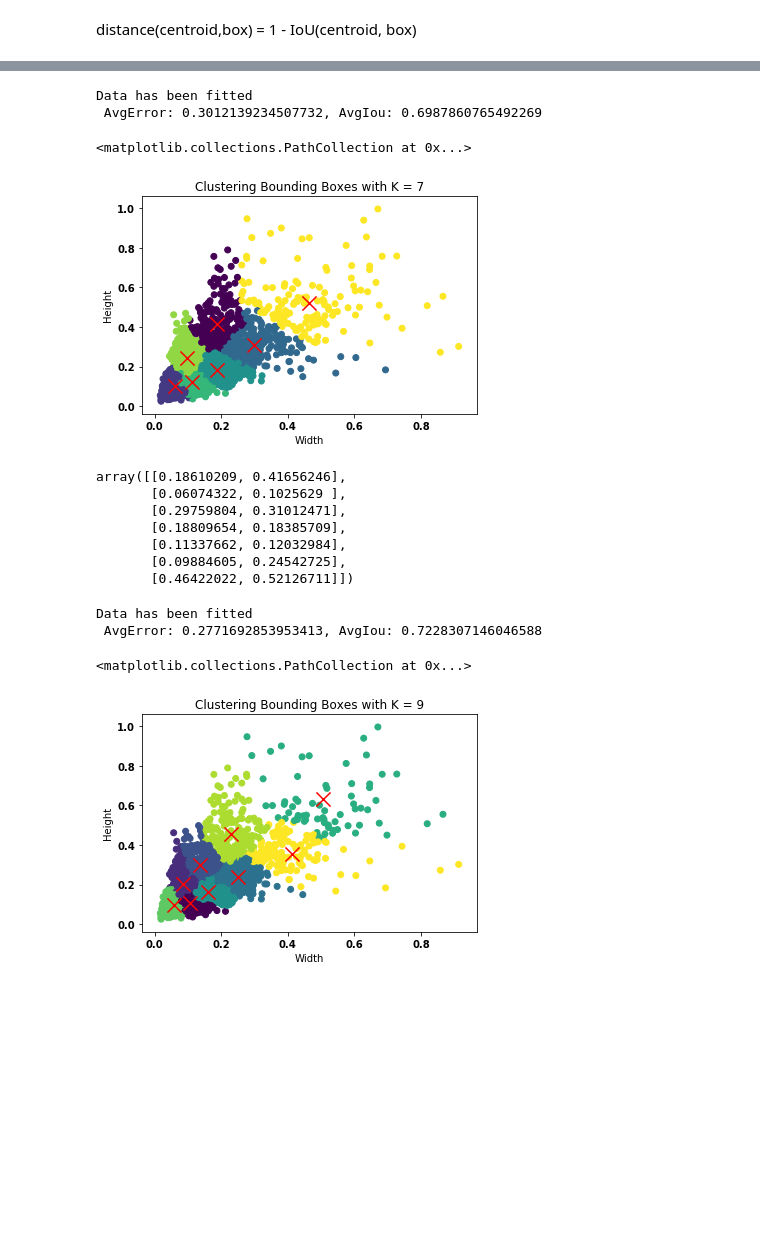
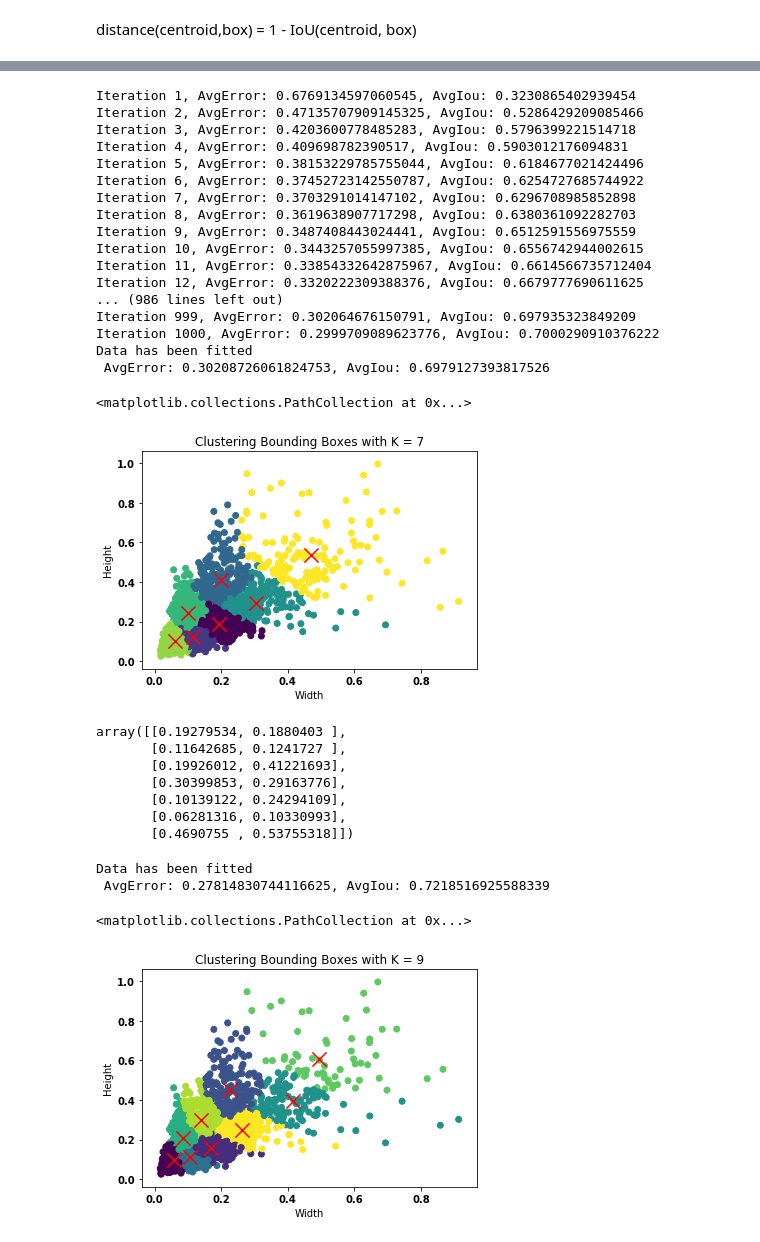
Before and after one commit to siddharthgawas-zz/yolo_v2_iteration2, a Jupyter notebook: k-means-run.ipynb, the cells around one changed output, grey strips where cells are left out. Drawn from its saved outputs; the diff is of its cells as text; code cells hidden in the pictures; blank space fills up the shorter version.

```diff
--- a/k-means-run.ipynb
+++ b/k-means-run.ipynb
@@ -109,38 +109,53 @@ array([[0.24239358, 0.33884183],
 # %%
 K = 7
 ERROR_THRESH = 1e-7
 MAX_ITER = 1000
 SAMPLE_SIZE = 1000
 
 df = leaf_train_data[['w','h']]
 train_data = np.array(df)
 
 k_means = MiniBatchKMeans(K,max_iteration=MAX_ITER,mini_batch_size=SAMPLE_SIZE)
-avg_error,avg_iou = k_means.train(train_data,iteration_hist=False)
+avg_error,avg_iou = k_means.train(train_data,iteration_hist=True)
 k_vs_iou_data.append((K,avg_iou))
 
 cluster_vectors = k_means.cluster_vectors
 cluster_labels = k_means.fit(train_data)
 plt.title('Clustering Bounding Boxes with K = %d'% K,)
 plt.xlabel('Width')
 plt.ylabel('Height')
 plt.scatter(train_data[:,0],train_data[:,1],c=cluster_labels)
 plt.scatter(cluster_vectors[:,0],cluster_vectors[:,1],marker='x',c='red',s=200)
 # %% [output]
+Iteration 1, AvgError: 0.6769134597060545, AvgIou: 0.3230865402939454
+Iteration 2, AvgError: 0.47135707909145325, AvgIou: 0.5286429209085466
+Iteration 3, AvgError: 0.4203600778485283, AvgIou: 0.5796399221514718
+Iteration 4, AvgError: 0.409698782390517, AvgIou: 0.5903012176094831
+Iteration 5, AvgError: 0.38153229785755044, AvgIou: 0.6184677021424496
+Iteration 6, AvgError: 0.37452723142550787, AvgIou: 0.6254727685744922
+Iteration 7, AvgError: 0.3703291014147102, AvgIou: 0.6296708985852898
+Iteration 8, AvgError: 0.3619638907717298, AvgIou: 0.6380361092282703
+Iteration 9, AvgError: 0.3487408443024441, AvgIou: 0.6512591556975559
+Iteration 10, AvgError: 0.3443257055997385, AvgIou: 0.6556742944002615
+Iteration 11, AvgError: 0.33854332642875967, AvgIou: 0.6614566735712404
+Iteration 12, AvgError: 0.3320222309388376, AvgIou: 0.6679777690611625
+... (986 lines left out)
+Iteration 999, AvgError: 0.302064676150791, AvgIou: 0.697935323849209
+Iteration 1000, AvgError: 0.2999709089623776, AvgIou: 0.7000290910376222
 Data has been fitted
- AvgError: 0.3012139234507732, AvgIou: 0.6987860765492269
+ AvgError: 0.30208726061824753, AvgIou: 0.6979127393817526
 <matplotlib.collections.PathCollection at 0x...>
-[figure, old version]
+[figure, new version]
 # %%
 k_means.cluster_vectors
 # %% [output]
-array([[0.18610209, 0.41656246],
-       [0.06074322, 0.1025629 ],
-       [0.29759804, 0.31012471],
-       [0.18809654, 0.18385709],
-       [0.11337662, 0.12032984],
-       [0.09884605, 0.24542725],
-       [0.46422022, 0.52126711]])
+array([[0.19279534, 0.1880403 ],
+       [0.11642685, 0.1241727 ],
+       [0.19926012, 0.41221693],
+       [0.30399853, 0.29163776],
+       [0.10139122, 0.24294109],
+       [0.06281316, 0.10330993],
+       [0.4690755 , 0.53755318]])
 # %%
 K = 9
 ERROR_THRESH = 1e-7
@@ -163,9 +178,9 @@ plt.scatter(train_data[:,0],train_data[:,1],c=cluster_labels)
 plt.scatter(cluster_vectors[:,0],cluster_vectors[:,1],marker='x',c='red',s=200)
 # %% [output]
 Data has been fitted
- AvgError: 0.2771692853953413, AvgIou: 0.7228307146046588
+ AvgError: 0.27814830744116625, AvgIou: 0.7218516925588339
 <matplotlib.collections.PathCollection at 0x...>
-[figure, old version]
+[figure, new version]
 # %%
 K = 11
 ERROR_THRESH = 1e-7
```
Also changed, not shown: parts of 9 cells of this notebook, 4 other files.
